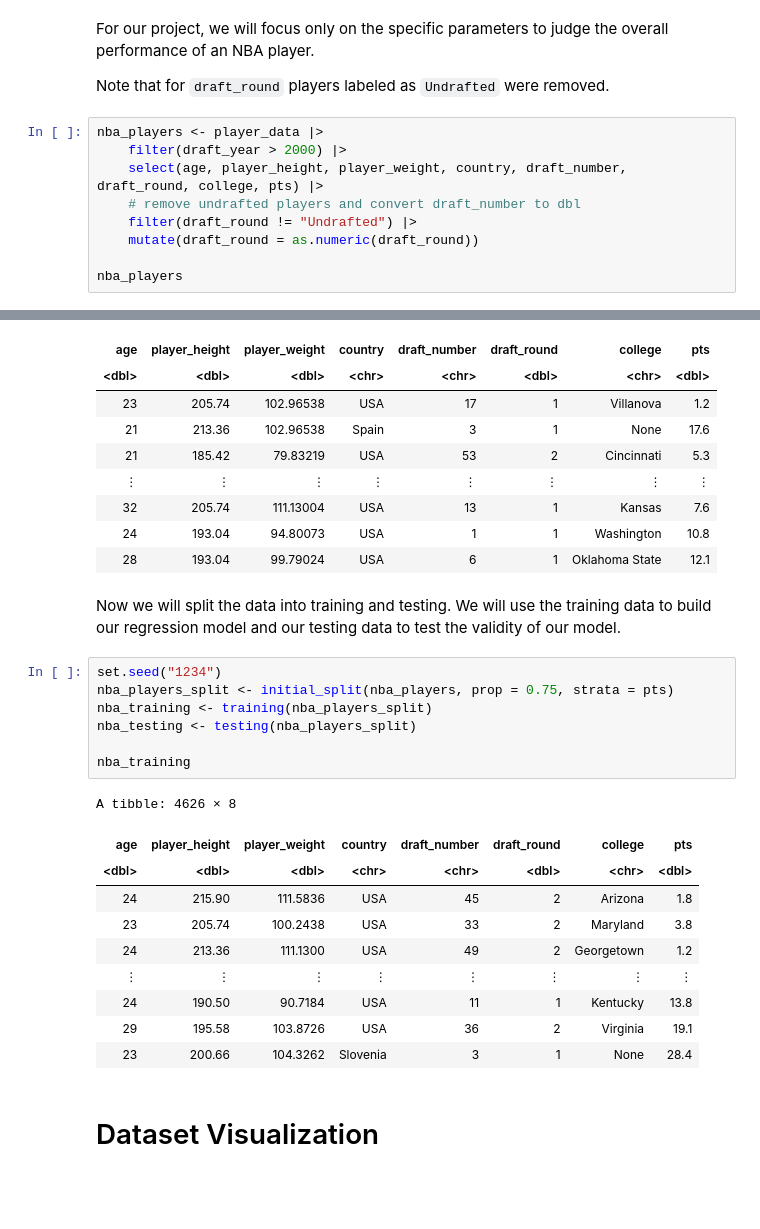
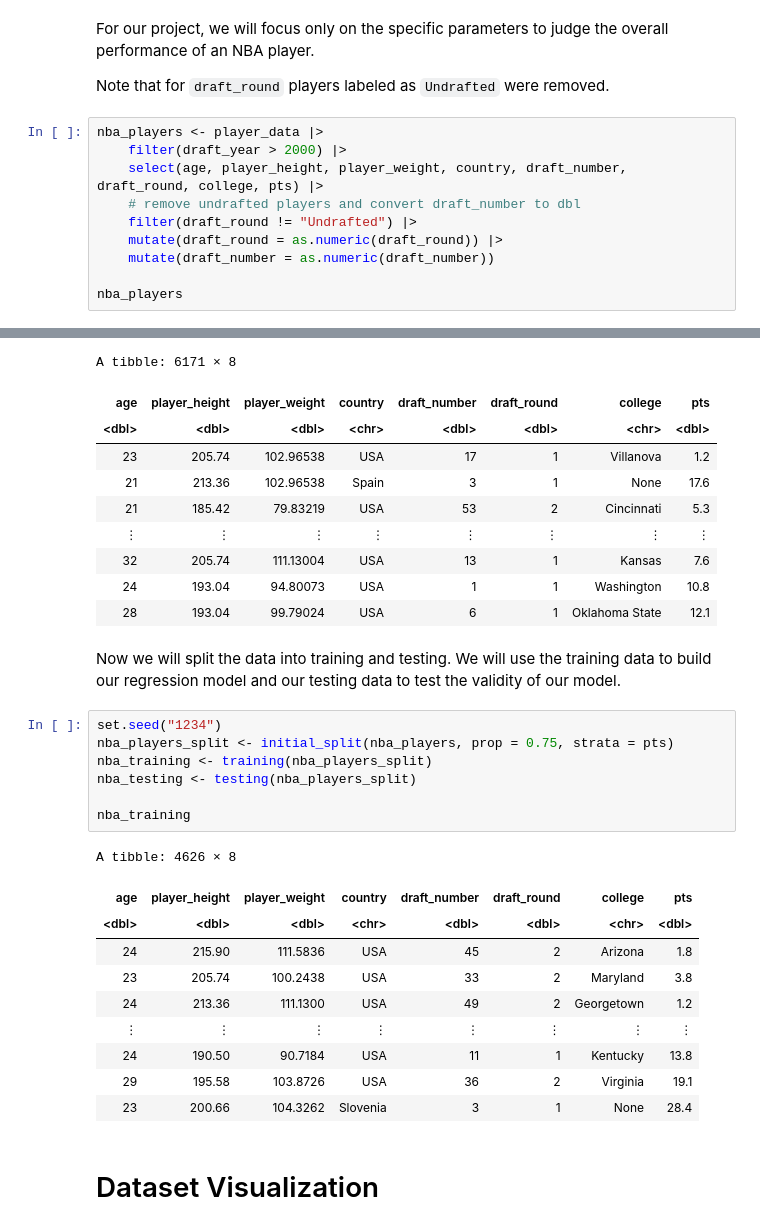
Before and after one commit to mdean808/dsci-100-group-project, a Jupyter notebook: project.ipynb, the cells around one changed output, grey strips where cells are left out. Drawn from its saved outputs; the diff is of its cells as text; blank space fills up the shorter version.

```diff
--- a/project.ipynb
+++ b/project.ipynb
@@ -82,7 +82,8 @@ nba_players <- player_data |>
     select(age, player_height, player_weight, country, draft_number, draft_round, college, pts) |>
     # remove undrafted players and convert draft_number to dbl
     filter(draft_round != "Undrafted") |>
-    mutate(draft_round = as.numeric(draft_round))
+    mutate(draft_round = as.numeric(draft_round)) |>
+    mutate(draft_number = as.numeric(draft_number))
 
 nba_players
 # %% [output]
@@ -90,5 +92,6 @@ A tibble: 6171 × 8
+A tibble: 6171 × 8
 | age | player_height | player_weight | country | draft_number | draft_round | college | pts |
-| <dbl> | <dbl> | <dbl> | <chr> | <chr> | <dbl> | <chr> | <dbl> |
+| <dbl> | <dbl> | <dbl> | <chr> | <dbl> | <dbl> | <chr> | <dbl> |
 | 23 | 205.74 | 102.96538 | USA | 17 | 1 | Villanova | 1.2 |
 | 21 | 213.36 | 102.96538 | Spain | 3 | 1 | None | 17.6 |
 | 21 | 185.42 | 79.83219 | USA | 53 | 2 | Cincinnati | 5.3 |
@@ -108,7 +111,7 @@ nba_training
 # %% [output]
 A tibble: 4626 × 8
 | age | player_height | player_weight | country | draft_number | draft_round | college | pts |
-| <dbl> | <dbl> | <dbl> | <chr> | <chr> | <dbl> | <chr> | <dbl> |
+| <dbl> | <dbl> | <dbl> | <chr> | <dbl> | <dbl> | <chr> | <dbl> |
 | 24 | 215.90 | 111.5836 | USA | 45 | 2 | Arizona | 1.8 |
 | 23 | 205.74 | 100.2438 | USA | 33 | 2 | Maryland | 3.8 |
 | 24 | 213.36 | 111.1300 | USA | 49 | 2 | Georgetown | 1.2 |
```
Also changed, not shown: parts of 7 cells of this notebook.
